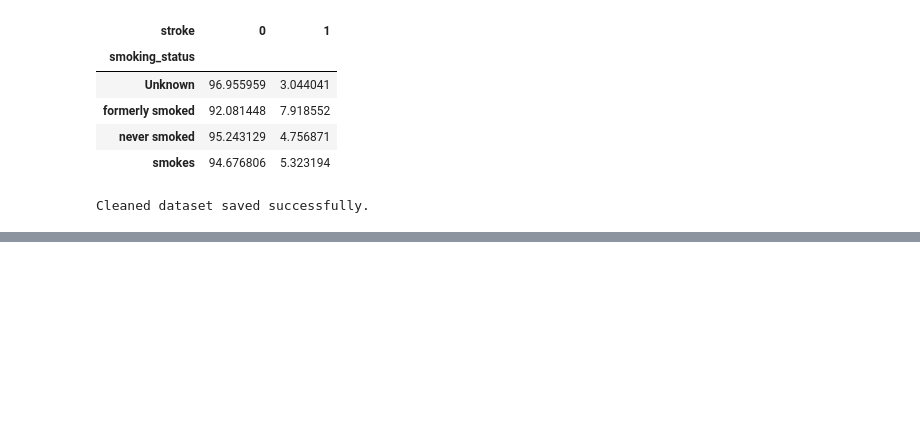
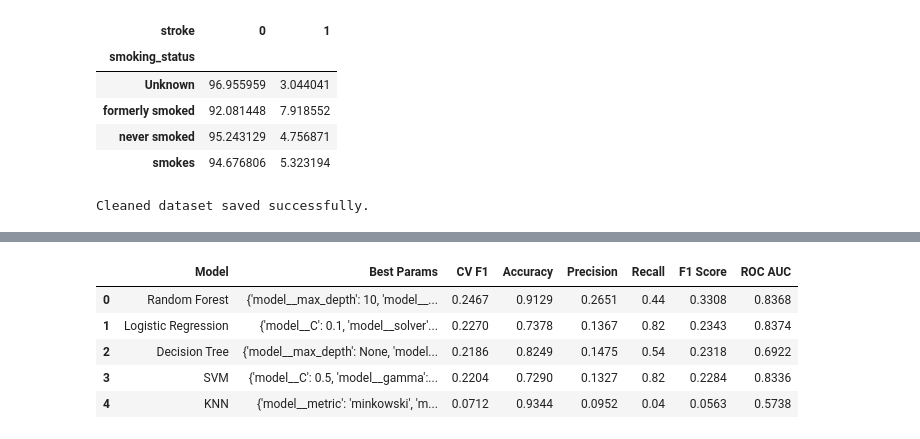
Before and after one commit to JustinDang69/Assesment2-PA, a Jupyter notebook: Untitled.ipynb, the cells around one changed output, grey strips where cells are left out. Cells and saved outputs as stored; diff of their text form; code cells hidden in the pictures; blank space fills up the shorter version.

```diff
--- a/Untitled.ipynb
+++ b/Untitled.ipynb
@@ -339,0 +449,36 @@ Cleaned dataset saved successfully.
+# %%
+# Split features and target
+X = fe_df.drop(columns=['stroke'])
+y = fe_df['stroke']
+
+# Identify column types
+numeric_features = X.select_dtypes(include=['int64', 'float64']).columns.tolist()
+categorical_features = X.select_dtypes(include=['object', 'category']).columns.tolist()
+
+print('Numeric features:', numeric_features)
+print('Categorical features:', categorical_features)
+
+# Preprocessing pipeline
+numeric_transformer = Pipeline(steps=[
+    ('imputer', SimpleImputer(strategy='median')),
+    ('scaler', StandardScaler())
+])
+
+categorical_transformer = Pipeline(steps=[
+    ('imputer', SimpleImputer(strategy='most_frequent')),
+    ('onehot', OneHotEncoder(handle_unknown='ignore'))
+])
+
+preprocessor = ColumnTransformer(transformers=[
+    ('num', numeric_transformer, numeric_features),
+    ('cat', categorical_transformer, categorical_features)
+])
+
+X_train, X_test, y_train, y_test = train_test_split(
+    X, y, test_size=0.2, random_state=42, stratify=y
+)
+
+print('X_train shape:', X_train.shape)
+print('X_test shape:', X_test.shape)
+print('Stroke distribution in y_train:')
+print(y_train.value_counts(normalize=True))
@@ -339,0 +614,14 @@ Cleaned dataset saved successfully.
+# %%
+
+# Show a cleaner summary table for the report
+summary_table = results_df.copy()
+metric_columns = ['CV F1', 'Accuracy', 'Precision', 'Recall', 'F1 Score', 'ROC AUC']
+summary_table[metric_columns] = summary_table[metric_columns].round(4)
+summary_table
+# %% [output]
+|  | Model | Best Params | CV F1 | Accuracy | Precision | Recall | F1 Score | ROC AUC |
+| 0 | Random Forest | {'model__max_depth': 10, 'model__... | 0.2467 | 0.9129 | 0.2651 | 0.44 | 0.3308 | 0.8368 |
+| 1 | Logistic Regression | {'model__C': 0.1, 'model__solver'... | 0.2270 | 0.7378 | 0.1367 | 0.82 | 0.2343 | 0.8374 |
+| 2 | Decision Tree | {'model__max_depth': None, 'model... | 0.2186 | 0.8249 | 0.1475 | 0.54 | 0.2318 | 0.6922 |
+| 3 | SVM | {'model__C': 0.5, 'model__gamma':... | 0.2204 | 0.7290 | 0.1327 | 0.82 | 0.2284 | 0.8336 |
+| 4 | KNN | {'model__metric': 'minkowski', 'm... | 0.0712 | 0.9344 | 0.0952 | 0.04 | 0.0563 | 0.5738 |
```
Also changed, not shown: parts of 11 cells of this notebook.
